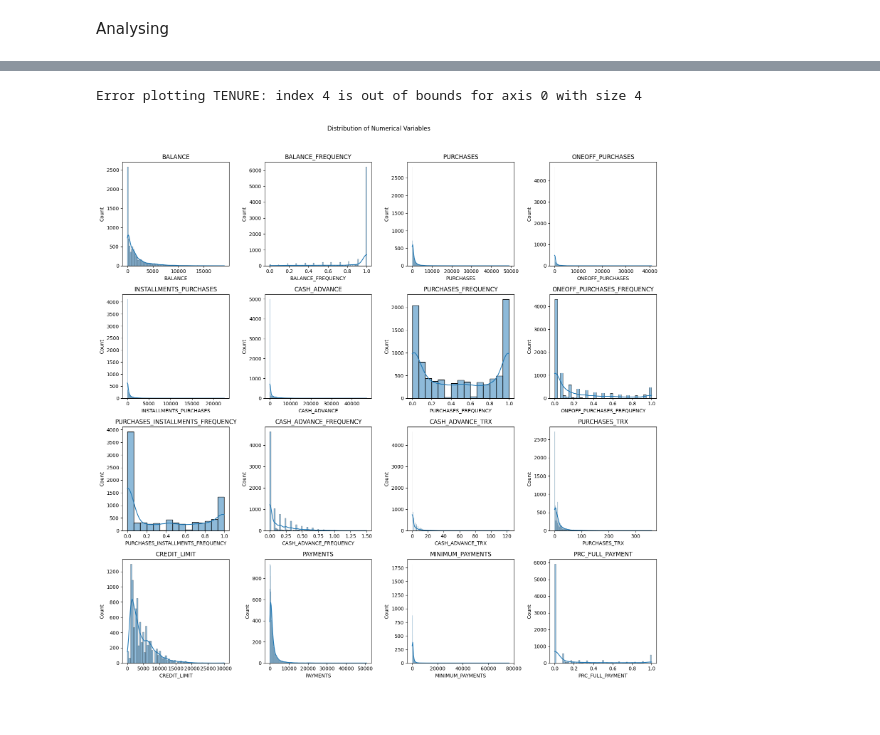
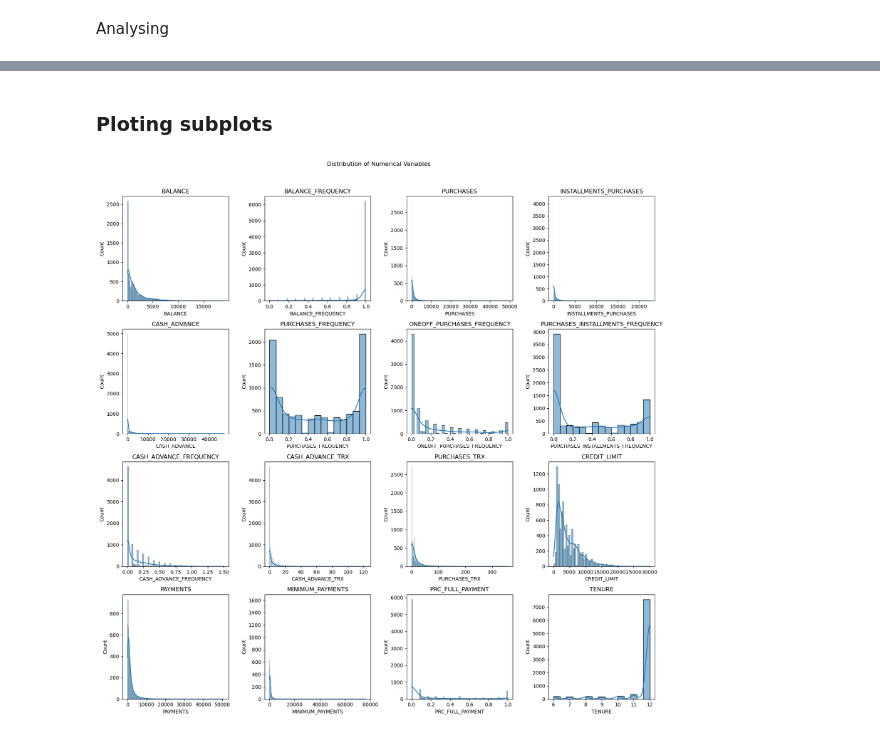
Before and after one commit to VallabhKulkarni-09/customer-Clustering--Credit-Card, a Jupyter notebook: customer.ipynb, the cells around one changed output, grey strips where cells are left out. Drawn from its saved outputs; the diff is of its cells as text; code cells hidden in the pictures.

```diff
--- a/customer.ipynb
+++ b/customer.ipynb
@@ -63,0 +90,2 @@ data.describe()
+# %%
+data = data.fillna('0')
@@ -74,0 +138,2 @@ data.head()
+# %%
+data = data.drop('ONEOFF_PURCHASES', axis= 1)
@@ -74,0 +166,2 @@ data.head()
+# %%
+data = data.astype(float)
@@ -75,17 +188,18 @@ data.head()
+# %% [markdown]
+### Ploting subplots
 # %%
 # Visualize the distribution of numerical variables
 fig, axes = plt.subplots(nrows=4, ncols=4, figsize=(16, 16))
 fig.suptitle('Distribution of Numerical Variables')
 
-for i, col in enumerate(data.select_dtypes(include=['float64', 'int64']).columns):
+for i, col in enumerate(data.columns):
     try:
         sns.histplot(data[col].dropna(), ax=axes[i // 4, i % 4], kde=True)
         axes[i // 4, i % 4].set_title(col)
     except Exception as e:
         print(f"Error plotting {col}: {e}")
 
 plt.tight_layout(rect=[0, 0, 1, 0.96])  # Adjust layout to avoid overlap
 plt.show()
 # %% [output]
-Error plotting TENURE: index 4 is out of bounds for axis 0 with size 4
-[figure, old version]
+[figure, new version]
```
Also changed, not shown: parts of 17 cells of this notebook.
